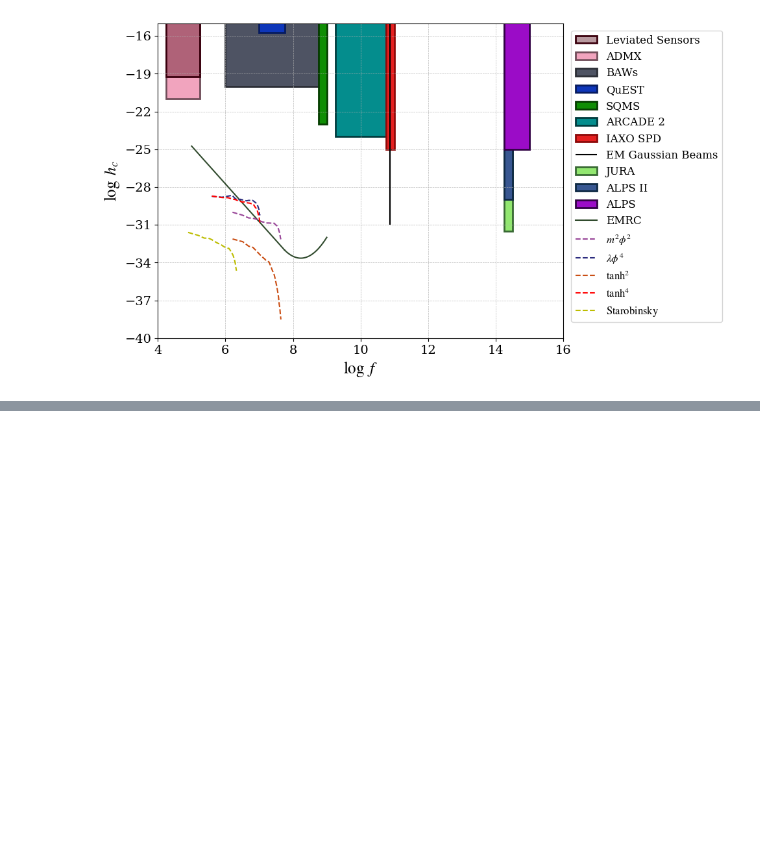
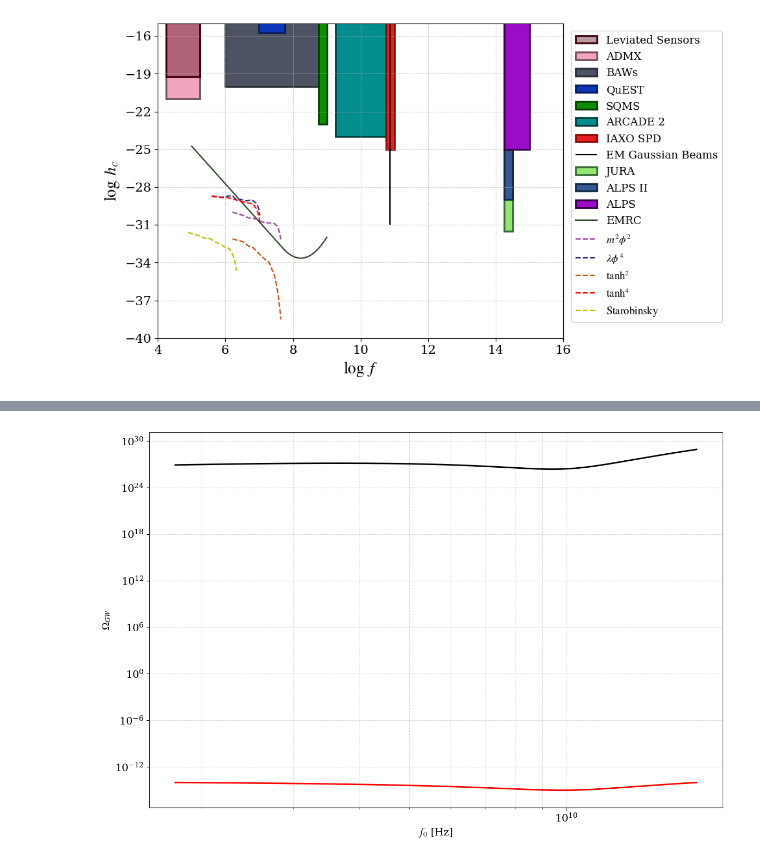
Before and after one commit to TomasCiccarella/Tesis, a Jupyter notebook: cosmolattice/GW_Exp.ipynb, the cells around one changed output, grey strips where cells are left out. Cells and saved outputs as stored; diff of their text form; code cells hidden in the pictures; blank space fills up the shorter version.

```diff
--- a/cosmolattice/GW_Exp.ipynb
+++ b/cosmolattice/GW_Exp.ipynb
@@ -373,0 +437,20 @@ plt.grid(True, which='both', linestyle='--', alpha=0.5)
+# %%
+H0 = 2.3e-18  # Hubble constant in SI units (s^-1)
+
+# ARCADE
+xARCADE = np.logspace(9.25,10.25,1000)
+yARCADE = np.polyval(np.polyfit([10**(9.25), 10**(10), 10**(10.25)], [10**(-14), 10**(-15), 10**(-14)], 2), xARCADE)
+OmegaARCADE = (2 * np.pi * xARCADE * yARCADE/(np.sqrt(3) * H0))**2
+hc = np.sqrt(3 * H0**2 * OmegaARCADE / (4 * np.pi**2 * xARCADE**2))
+
+plt.figure(figsize=(12, 8))
+plt.plot(xARCADE, OmegaARCADE, 'k-', label='ARCADE', linewidth=2)
+plt.plot(xARCADE, hc, 'r-', label='Characteristic Strain', linewidth=2)
+plt.grid(True, which='both', linestyle='--', alpha=0.5)
+plt.xlabel(r'$f_0$ [Hz]', fontsize=14)
+plt.ylabel(r'$\Omega_{GW}$', fontsize=14)
+plt.xscale('log')
+plt.yscale('log')
+plt.tight_layout()
+# %% [output]
+[figure, added]
```
Also changed, not shown: parts of 3 cells of this notebook, 15 other files.
